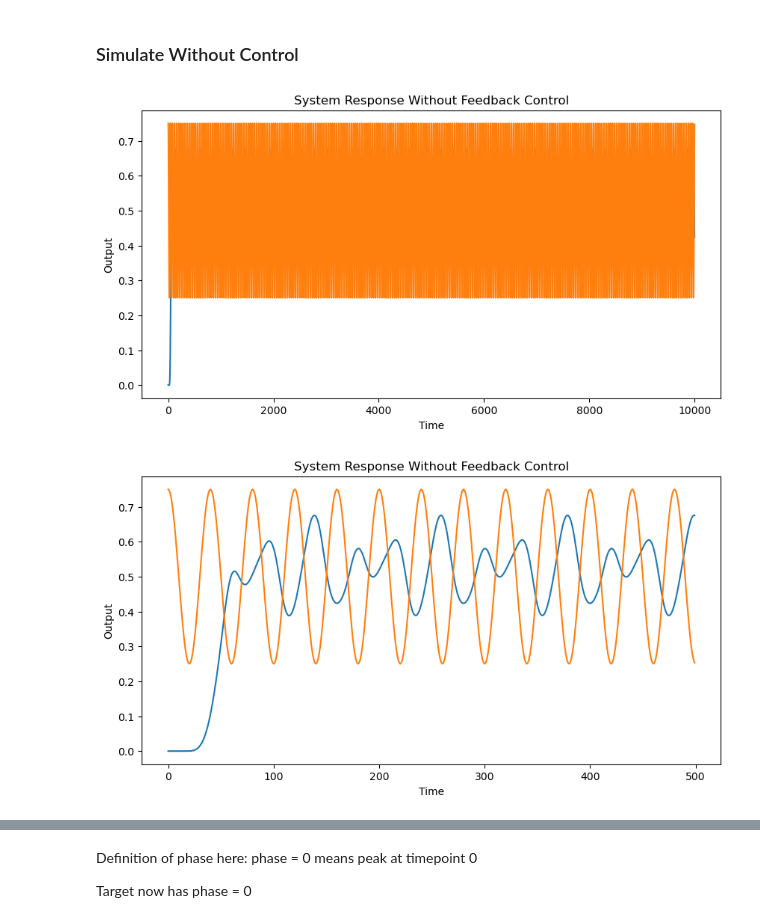
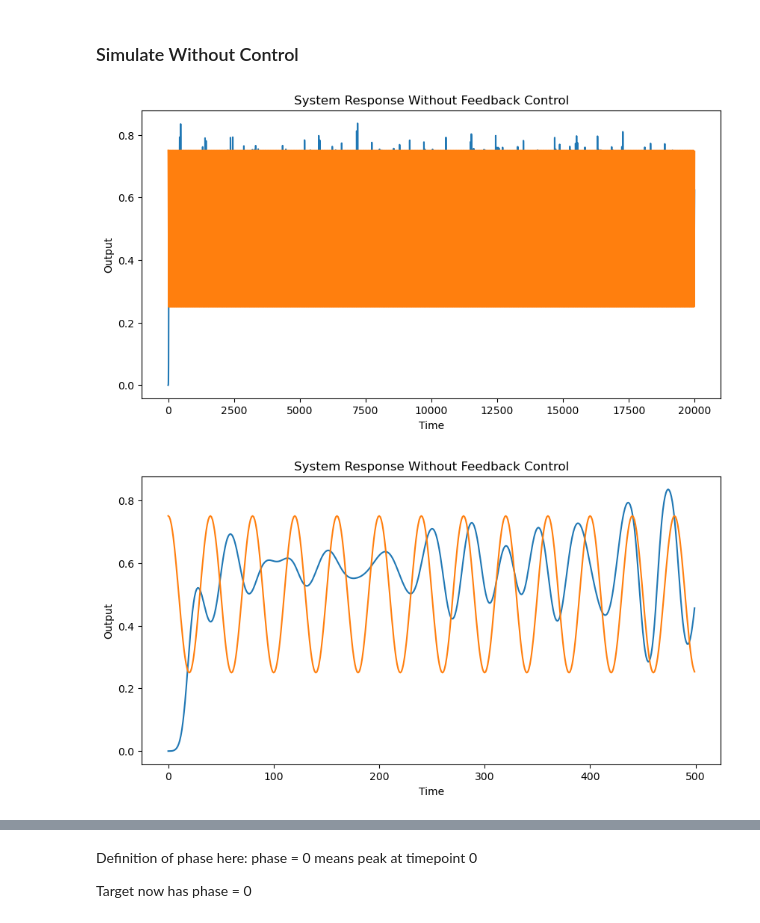
Before and after one commit to BeiGeJin/FBRNN, a Jupyter notebook: RNN/FORCE/FORCE_hebb_basis.ipynb, the cells around one changed output, grey strips where cells are left out. Saved outputs shown, nothing was run; the diff lists cells and outputs as text; code cells hidden in the pictures.

```diff
--- a/RNN/FORCE/FORCE_hebb_basis.ipynb
+++ b/RNN/FORCE/FORCE_hebb_basis.ipynb
@@ -37,7 +35,7 @@ output_weight_matrix = np.abs(output_weight_matrix) * node_type
 
 # normalize
 ext_weight_sum = num_nodes/4
-inh_weight_sum = num_nodes/8
+inh_weight_sum = num_nodes/4
 tmp_output_weight_matrix = output_weight_matrix.copy()
 tmp_ext = tmp_output_weight_matrix[:,node_type == 1]
 tmp_inh = tmp_output_weight_matrix[:,node_type == -1]
@@ -49,7 +47,7 @@ output_weight_matrix = tmp_output_weight_matrix.copy()
 init_output_weight_matrix = output_weight_matrix.copy()
 # %%
 # define targets
-time_points = np.arange(10000)
+time_points = np.arange(20000)
 half_period = 20
 # targets = (np.sin((time_points+1)/60*np.pi))/4 + 0.5
 targets = ((np.sin((time_points + 10)/half_period*np.pi))/4 + 0.5)
@@ -58,8 +56,8 @@ targets = ((np.sin((time_points + 10)/half_period*np.pi))/4 + 0.5)
 np.random.seed(3)
 inputs = []
 for i in range(num_nodes):
-    # this_half_period = np.random.randint(10, 30)
-    this_half_period = np.random.choice([10, 20, 30])
+    this_half_period = np.random.randint(15, 25)
+    # this_half_period = np.random.choice([10, 20, 30])
     this_input = (np.sin((time_points + np.random.randint(0, half_period*2))/this_half_period*np.pi))/4 + 0.5
     inputs.append(this_input)
 inputs = np.array(inputs)
@@ -136,7 +134,7 @@ x = sigmoid_np(init_gain * (init_state.copy() - init_shift))
 u = init_state.copy() * 0
 xs_ff_init, outputs_ff_init = [x], []
 gainout= 1.15 # 1.15
-shiftout= 145 # -2.5
+shiftout= 5.5 # -2.5
 out_lr = 0.002
 
 for i in time_points[:-1]:
@@ -156,34 +154,34 @@ for i in time_points[:-1]:
     #         shiftout += out_lr * np.sign(mean_output - 0.5)
     #     if np.abs(amplitude - 0.5) > 0.01:
     #         gainout -= out_lr * np.sign(amplitude - 0.5)
 
     # input
     this_input = inputs[:,i]
     r = feedback_weight_matrix * this_input.reshape(-1,1)
 
     # update x
     x1 = jnn_ff.f(x, u, r)
     x = x1.copy()
 
     # save
     xs_ff_init.append(x)
     outputs_ff_init.append(output.item())
 
 # final readout for x_T
 output_beforesig = output_weight_matrix @ x
 output = sigmoid_np(gainout * (output_beforesig - shiftout))
 outputs_ff_init.append(output.item())
 
 # Plot the output
 fig, ax = plt.subplots(figsize=(10, 5))
 plt.plot(time_points, outputs_ff_init)
 plt.plot(time_points, targets)
 plt.xlabel('Time')
 plt.ylabel('Output')
 plt.title('System Response Without Feedback Control')
 plt.show()
 # %% [output]
-[figure, old version]
+[figure, new version]
 # %%
 fig, ax = plt.subplots(figsize=(10, 5))
 plt.plot(time_points[0:500], outputs_ff_init[0:500])
@@ -193,7 +191,7 @@ plt.ylabel('Output')
 plt.title('System Response Without Feedback Control')
 plt.show()
 # %% [output]
-[figure, old version]
+[figure, new version]
 # %%
 all_xs_ff_init = np.concatenate(xs_ff_init, axis=1)
 for i in range(0, 10):
```
Also changed, not shown: parts of 17 cells of this notebook, 26 other files.
